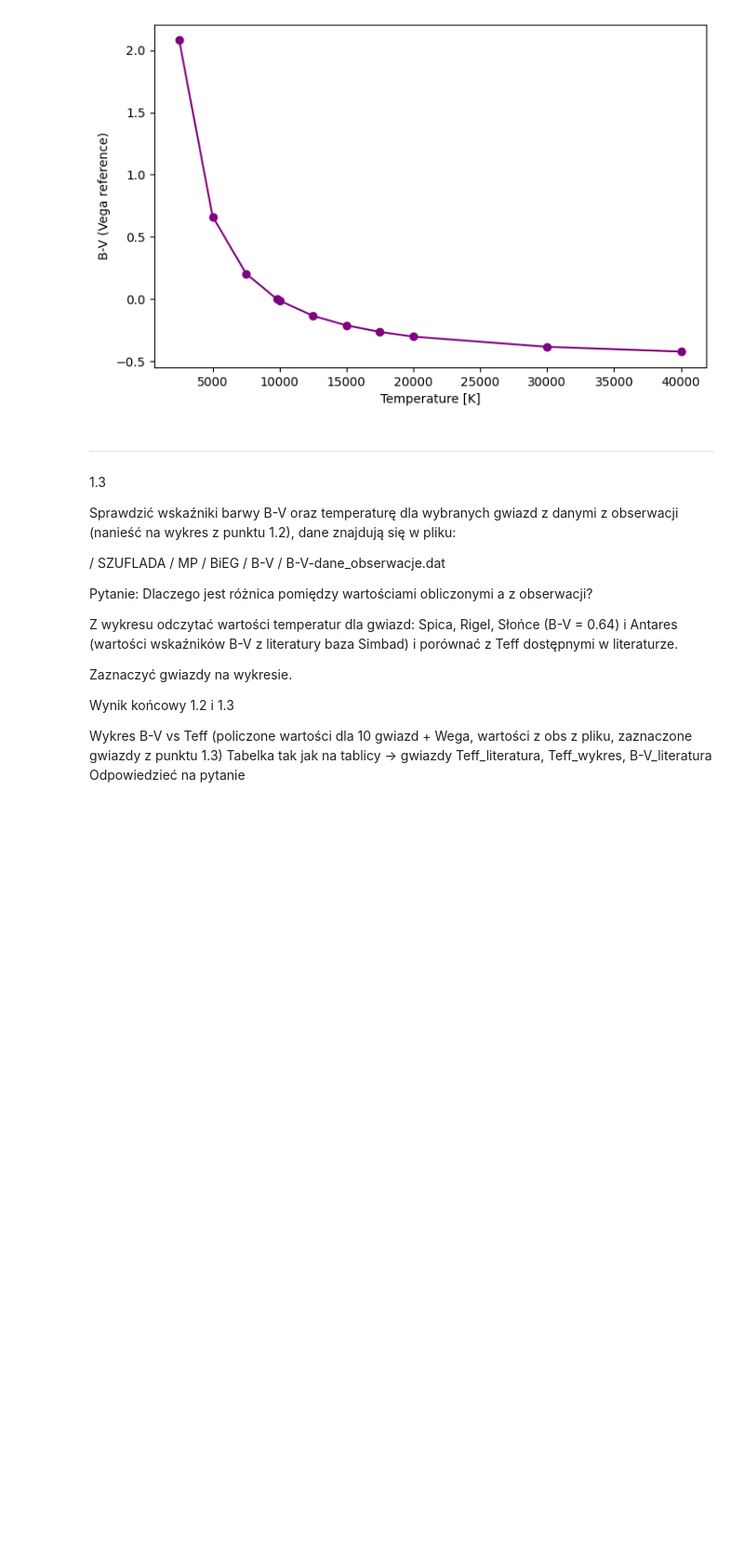
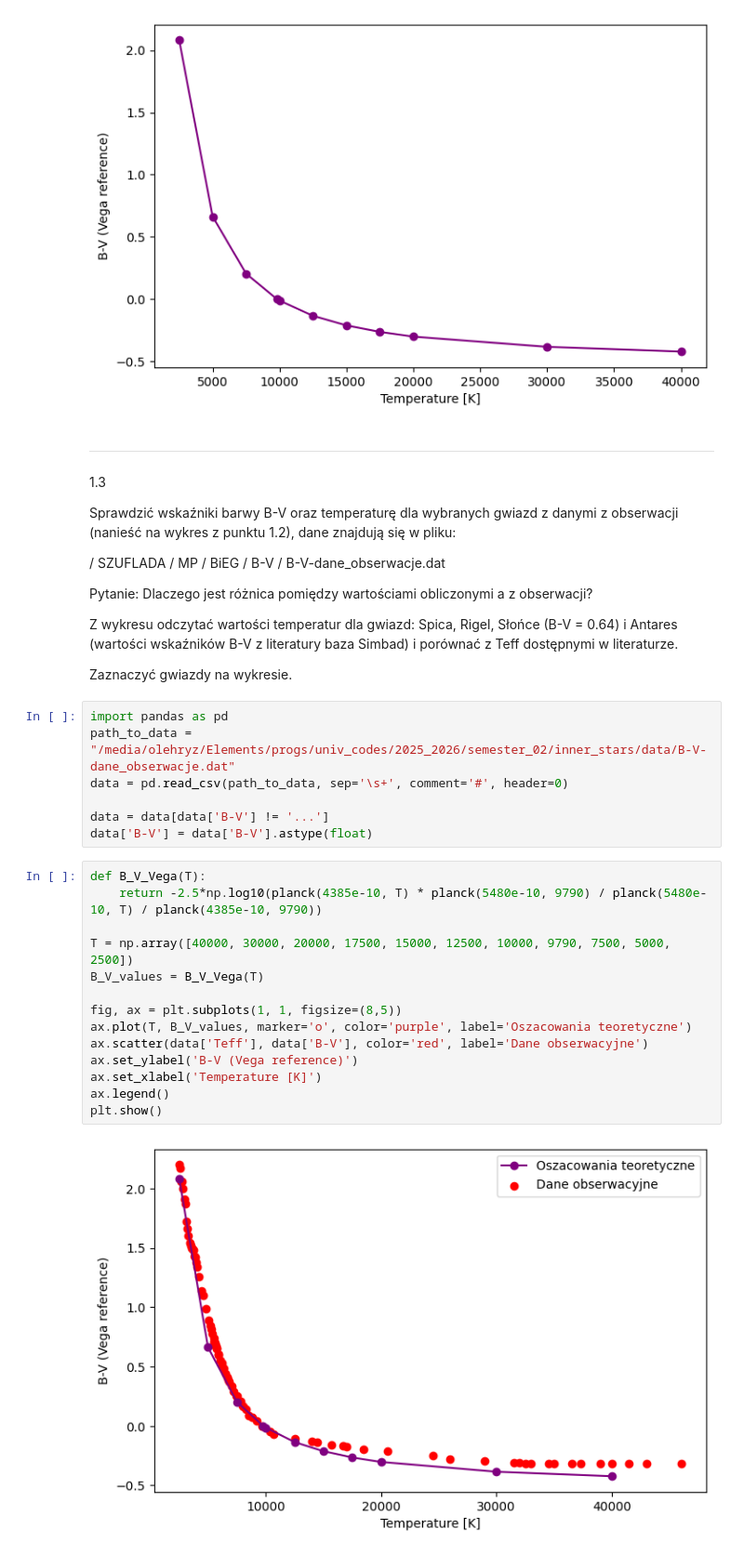
Before and after one commit to ASTR0MNSTR/univ_codes, a Jupyter notebook: 2025_2026/semester_02/inner_stars/lecture_02/colors.ipynb, the cells around one changed output. Shown at 93% size. Saved outputs shown, nothing was run; the diff lists cells and outputs as text; blank space fills up the shorter version.

```diff
--- a/2025_2026/semester_02/inner_stars/lecture_02/colors.ipynb
+++ b/2025_2026/semester_02/inner_stars/lecture_02/colors.ipynb
@@ -143,10 +145,26 @@ Pytanie: Dlaczego jest różnica pomiędzy wartościami obliczonymi a z obserwac
 Z wykresu odczytać wartości temperatur dla gwiazd: Spica, Rigel, Słońce (B-V = 0.64) i Antares (wartości wskaźników B-V z literatury baza Simbad)  i porównać z Teff dostępnymi w literaturze.
 
 Zaznaczyć gwiazdy na wykresie.
-
-
-Wynik końcowy 1.2 i 1.3
-
-Wykres B-V vs Teff (policzone wartości dla 10 gwiazd + Wega, wartości z obs z pliku, zaznaczone gwiazdy z punktu 1.3)
-Tabelka tak jak na tablicy → gwiazdy Teff_literatura, Teff_wykres, B-V_literatura
-Odpowiedzieć na pytanie
+# %%
+import pandas as pd
+path_to_data = "/media/olehryz/Elements/progs/univ_codes/2025_2026/semester_02/inner_stars/data/B-V-dane_obserwacje.dat"
+data = pd.read_csv(path_to_data, sep='\s+', comment='#', header=0)
+
+data = data[data['B-V'] != '...']
+data['B-V'] = data['B-V'].astype(float)
+# %%
+def B_V_Vega(T):
+    return -2.5*np.log10(planck(4385e-10, T) * planck(5480e-10, 9790) / planck(5480e-10, T) / planck(4385e-10, 9790))
+
+T = np.array([40000, 30000, 20000, 17500, 15000, 12500, 10000, 9790, 7500, 5000, 2500])
+B_V_values = B_V_Vega(T)
+
+fig, ax = plt.subplots(1, 1, figsize=(8,5))
+ax.plot(T, B_V_values, marker='o', color='purple', label='Oszacowania teoretyczne')
+ax.scatter(data['Teff'], data['B-V'], color='red', label='Dane obserwacyjne')
+ax.set_ylabel('B-V (Vega reference)')
+ax.set_xlabel('Temperature [K]')
+ax.legend()
+plt.show()
+# %% [output]
+[figure, added]
```
Also changed, not shown: parts of 5 cells of this notebook, 2 other files.
